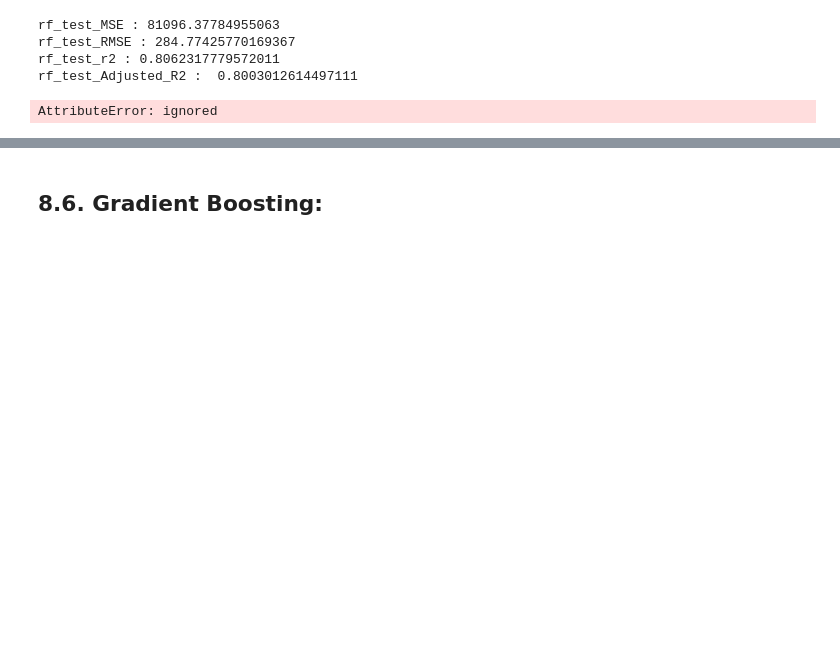
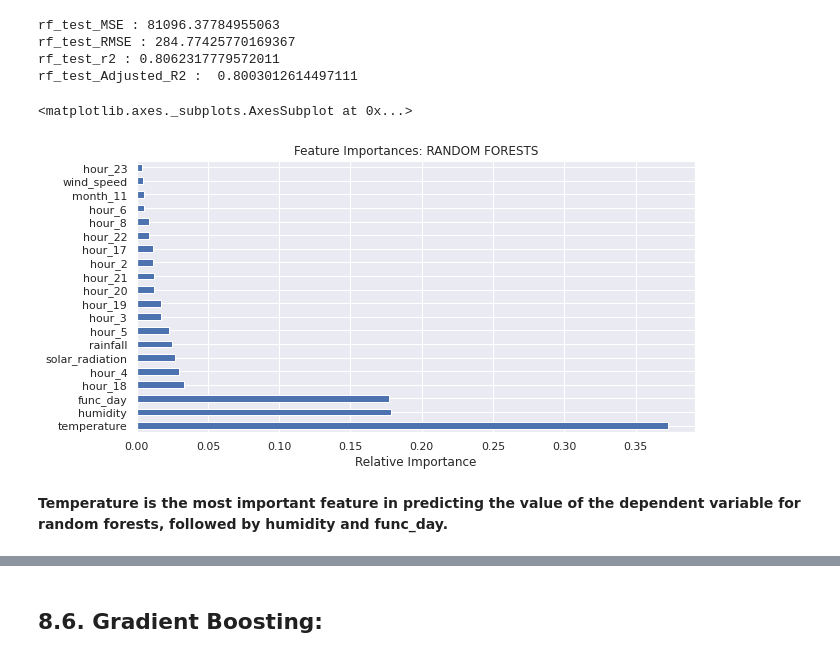
Before and after one commit to dileep-rawat/Capstone_Project_2--Bike_sharing_demand_prediction, a Jupyter notebook: Bike_Sharing_Demand_Prediction_Capstone_Project.ipynb, the cells around one changed output, grey strips where cells are left out. Drawn from its saved outputs; the diff is of its cells as text; code cells hidden in the pictures; blank space fills up the shorter version.

```diff
--- a/Bike_Sharing_Demand_Prediction_Capstone_Project.ipynb
+++ b/Bike_Sharing_Demand_Prediction_Capstone_Project.ipynb
@@ -808,12 +807,14 @@ rf_test_r2 : 0.8062317779572011
 rf_test_Adjusted_R2 :  0.8003012614497111
 # %%
 # Feature importances
-
-rf_feat_imp = pd.Series(rf_regressor.feature_importances_, index=X.columns)
+rf_feat_imp = pd.Series(rf_regressor.best_estimator_.feature_importances_, index=X.columns)
 plt.figure(figsize=(10,5))
 plt.title('Feature Importances: RANDOM FORESTS')
 plt.xlabel('Relative Importance')
 rf_feat_imp.nlargest(20).plot(kind='barh')
 # %% [output]
-AttributeError: ignored
+<matplotlib.axes._subplots.AxesSubplot at 0x...>
+[figure, added]
+# %% [markdown]
+**Temperature is the most important feature in predicting the value of the dependent variable for random forests, followed by humidity and func_day.**
 # %%
```
Also changed, not shown: parts of 23 cells of this notebook.
